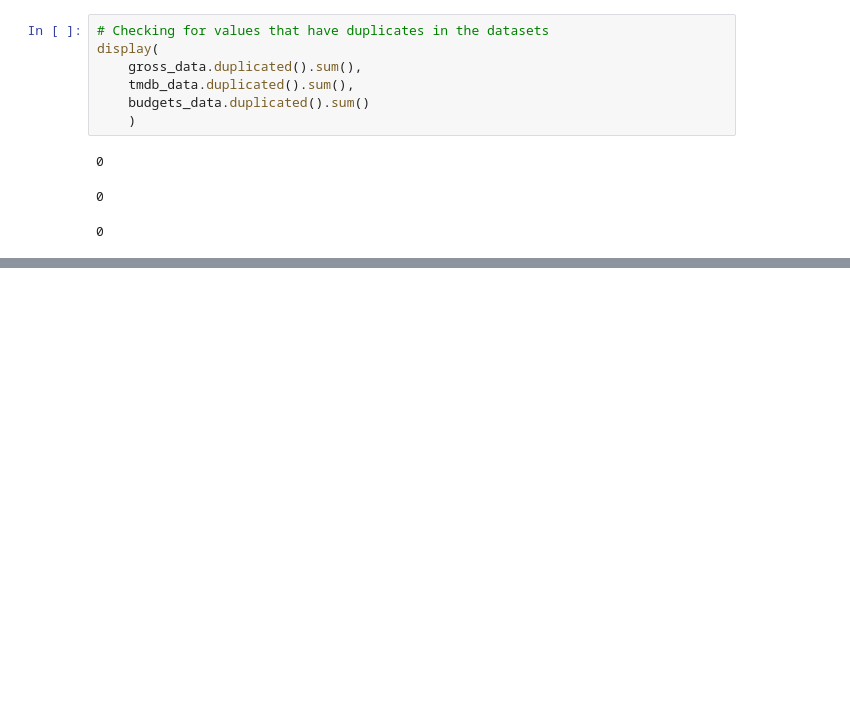
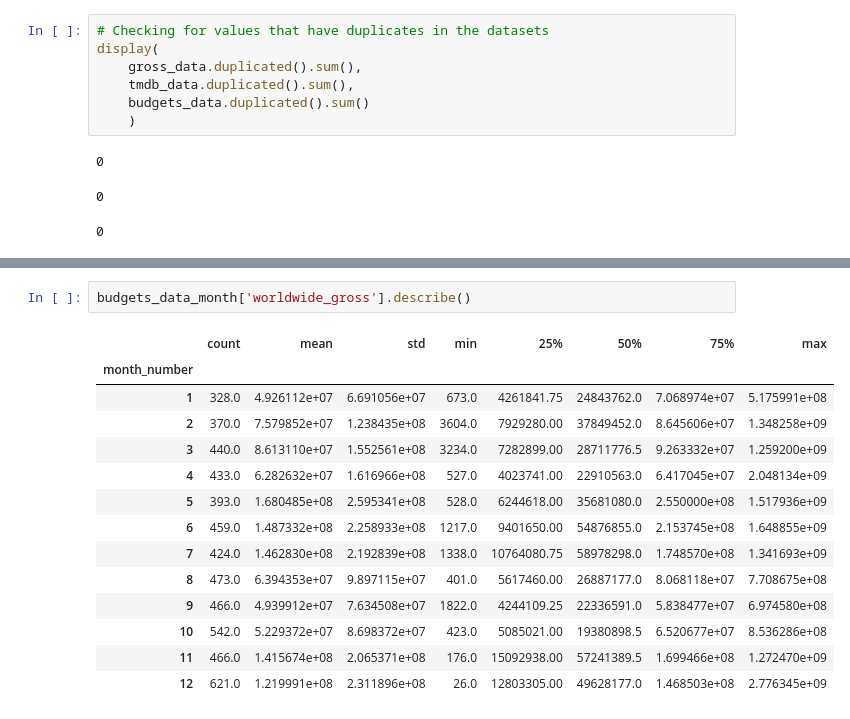
Before and after one commit to berum77kag/dsc-phase-1-project-v2-4, a Jupyter notebook: student.ipynb, the cells around one changed output, grey strips where cells are left out. Drawn from its saved outputs; the diff is of its cells as text; blank space fills up the shorter version.

```diff
--- a/student.ipynb
+++ b/student.ipynb
@@ -189,0 +657,17 @@ display(
+# %%
+budgets_data_month['worldwide_gross'].describe()
+# %% [output]
+|  | count | mean | std | min | 25% | 50% | 75% | max |
+| month_number |  |  |  |  |  |  |  |  |
+| 1 | 328.0 | 4.926112e+07 | 6.691056e+07 | 673.0 | 4261841.75 | 24843762.0 | 7.068974e+07 | 5.175991e+08 |
+| 2 | 370.0 | 7.579852e+07 | 1.238435e+08 | 3604.0 | 7929280.00 | 37849452.0 | 8.645606e+07 | 1.348258e+09 |
+| 3 | 440.0 | 8.613110e+07 | 1.552561e+08 | 3234.0 | 7282899.00 | 28711776.5 | 9.263332e+07 | 1.259200e+09 |
+| 4 | 433.0 | 6.282632e+07 | 1.616966e+08 | 527.0 | 4023741.00 | 22910563.0 | 6.417045e+07 | 2.048134e+09 |
+| 5 | 393.0 | 1.680485e+08 | 2.595341e+08 | 528.0 | 6244618.00 | 35681080.0 | 2.550000e+08 | 1.517936e+09 |
+| 6 | 459.0 | 1.487332e+08 | 2.258933e+08 | 1217.0 | 9401650.00 | 54876855.0 | 2.153745e+08 | 1.648855e+09 |
+| 7 | 424.0 | 1.462830e+08 | 2.192839e+08 | 1338.0 | 10764080.75 | 58978298.0 | 1.748570e+08 | 1.341693e+09 |
+| 8 | 473.0 | 6.394353e+07 | 9.897115e+07 | 401.0 | 5617460.00 | 26887177.0 | 8.068118e+07 | 7.708675e+08 |
+| 9 | 466.0 | 4.939912e+07 | 7.634508e+07 | 1822.0 | 4244109.25 | 22336591.0 | 5.838477e+07 | 6.974580e+08 |
+| 10 | 542.0 | 5.229372e+07 | 8.698372e+07 | 423.0 | 5085021.00 | 19380898.5 | 6.520677e+07 | 8.536286e+08 |
+| 11 | 466.0 | 1.415674e+08 | 2.065371e+08 | 176.0 | 15092938.00 | 57241389.5 | 1.699466e+08 | 1.272470e+09 |
+| 12 | 621.0 | 1.219991e+08 | 2.311896e+08 | 26.0 | 12803305.00 | 49628177.0 | 1.468503e+08 | 2.776345e+09 |
```
Also changed, not shown: parts of 46 cells of this notebook, 7 other files.
